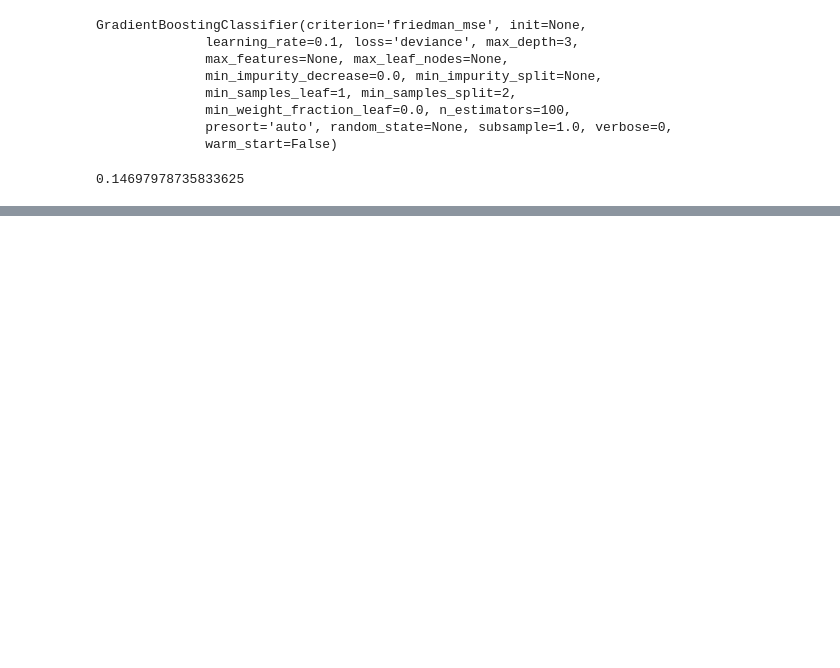
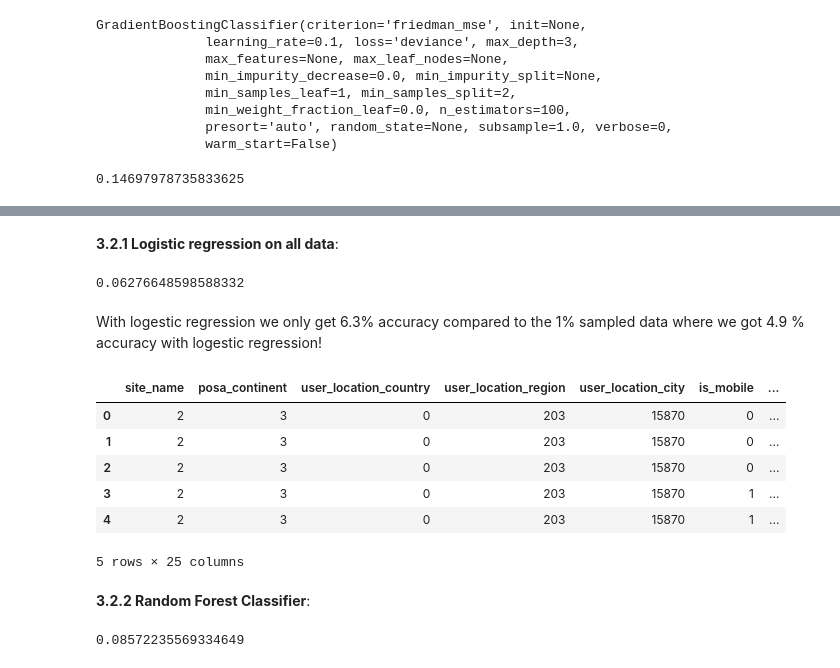
Before and after one commit to hamedrazavi/expedia_hotel_recommendations, a Jupyter notebook: expedia_hotel_recommendataions.ipynb, the cells around one changed output, grey strips where cells are left out. Saved outputs shown, nothing was run; the diff lists cells and outputs as text; code cells hidden in the pictures; blank space fills up the shorter version.

Commit message:
still ongoing, but added the ML models from sklearn and pyspark, and prepared the submission function

```diff
--- a/expedia_hotel_recommendataions.ipynb
+++ b/expedia_hotel_recommendataions.ipynb
@@ -627,0 +711,40 @@ metrics.accuracy_score(y_pred=y_pred, y_true=ytest)
+# %%
+df = train.drop('date_time', 'srch_ci_yr', 'srch_ci', 'srch_co', 'is_weekend', 'srch_co_dy', 'user_id')
+# %%
+(dfTrain, dfTest) = df.randomSplit([0.8, 0.2], seed = 1)
+# %%
+features_list = ['site_name', 'posa_continent', 'user_location_country',
+       'user_location_region', 'user_location_city', 'is_mobile',
+       'is_package', 'channel', 'srch_adults_cnt', 'srch_children_cnt',
+       'srch_rm_cnt', 'srch_destination_id', 'srch_destination_type_id',
+       'hotel_continent', 'hotel_country', 'hotel_market',
+       'srch_ci_dyOfWeek', 'srch_co_dyOfWeek', 'len_of_stay'
+       ]
+# %% [markdown]
+**3.2.1 Logistic regression on all data**:
+# %%
+assembler = VectorAssembler(inputCols=features_list, outputCol = 'features')
+lr_sp = LogisticRegressionSpark(featuresCol='features', labelCol='hotel_cluster')
+pipeline = Pipeline(stages=[assembler, lr_sp])
+
+model = pipeline.fit(dfTrain)
+
+df_pred = model.transform(dfTest)
+# %%
+df_pred.where(df_pred['hotel_cluster'] == df_pred['prediction']).count() / df_pred.count()
+# %% [output]
+0.06276648598588332
+# %% [markdown]
+With logestic regression we only get 6.3% accuracy compared to the 1% sampled data where we got 4.9 % accuracy with logestic regression!
+# %%
+pd.DataFrame(df_pred.take(5), columns=df_pred.columns)
+# %% [output]
+|  | site_name | posa_continent | user_location_country | user_location_region | user_location_city | is_mobile | ... |
+| 0 | 2 | 3 | 0 | 203 | 15870 | 0 | ... |
+| 1 | 2 | 3 | 0 | 203 | 15870 | 0 | ... |
+| 2 | 2 | 3 | 0 | 203 | 15870 | 0 | ... |
+| 3 | 2 | 3 | 0 | 203 | 15870 | 1 | ... |
+| 4 | 2 | 3 | 0 | 203 | 15870 | 1 | ... |
+5 rows × 25 columns
+# %% [markdown]
+**3.2.2 Random Forest Classifier**:
@@ -627,0 +759,4 @@ metrics.accuracy_score(y_pred=y_pred, y_true=ytest)
+# %%
+df_pred.where(df_pred['hotel_cluster'] == df_pred['prediction']).count() / df_pred.count()
+# %% [output]
+0.08572235569334649
```
Also changed, not shown: parts of 71 cells of this notebook.
